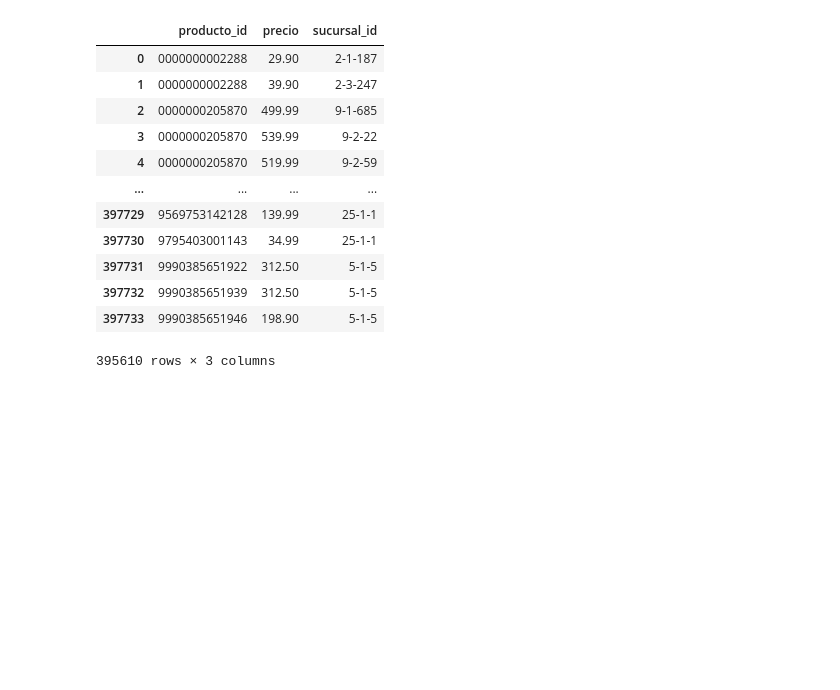
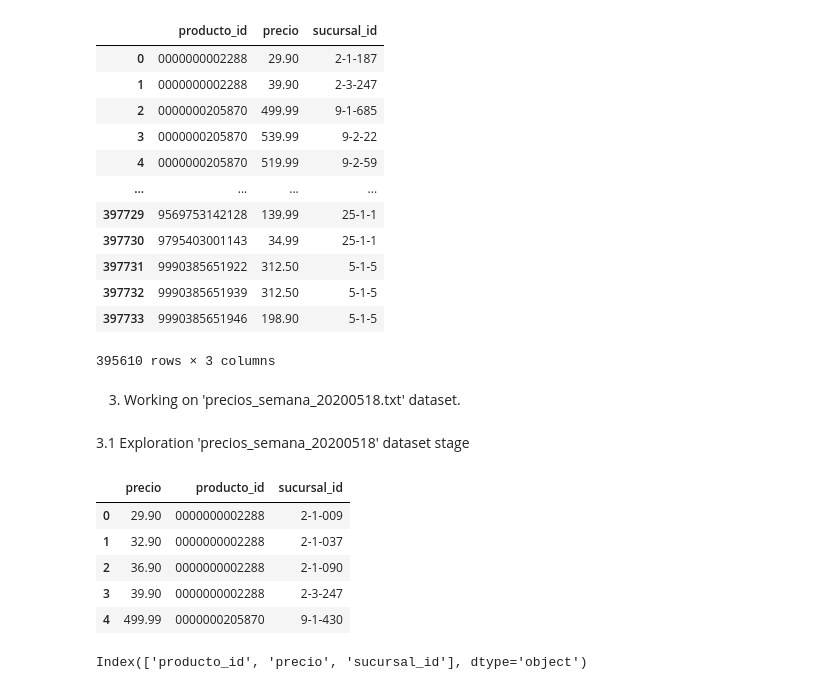
Before and after one commit to Leon-Espitia/Data_Engineering_ETL-n-ER_Model, a Jupyter notebook: cleansingStage.ipynb, the cells around one changed output. Drawn from its saved outputs; the diff is of its cells as text; code cells hidden in the pictures; blank space fills up the shorter version.

```diff
--- a/cleansingStage.ipynb
+++ b/cleansingStage.ipynb
@@ -230 +230,3 @@ df_json
 df_json.to_csv('precio_semana20200503.csv', sep=',', index=False)
+# %% [markdown]
+3. Working on 'precios_semana_20200518.txt' dataset.
@@ -230,0 +239,18 @@ df_json.to_csv('precio_semana20200503.csv', sep=',', index=False)
+# %% [markdown]
+3.1 Exploration 'precios_semana_20200518' dataset stage
+# %%
+#Visualization data
+df_txt.head()
+# %% [output]
+|  | precio | producto_id | sucursal_id |
+| 0 | 29.90 | 0000000002288 | 2-1-009 |
+| 1 | 32.90 | 0000000002288 | 2-1-037 |
+| 2 | 36.90 | 0000000002288 | 2-1-090 |
+| 3 | 39.90 | 0000000002288 | 2-3-247 |
+| 4 | 499.99 | 0000000205870 | 9-1-430 |
+# %%
+#Rearrange columns
+df_txt = df_txt[['producto_id', 'precio', 'sucursal_id']]
+df_txt.columns
+# %% [output]
+Index(['producto_id', 'precio', 'sucursal_id'], dtype='object')
```
Also changed, not shown: parts of 10 cells of this notebook, 1 other file.
